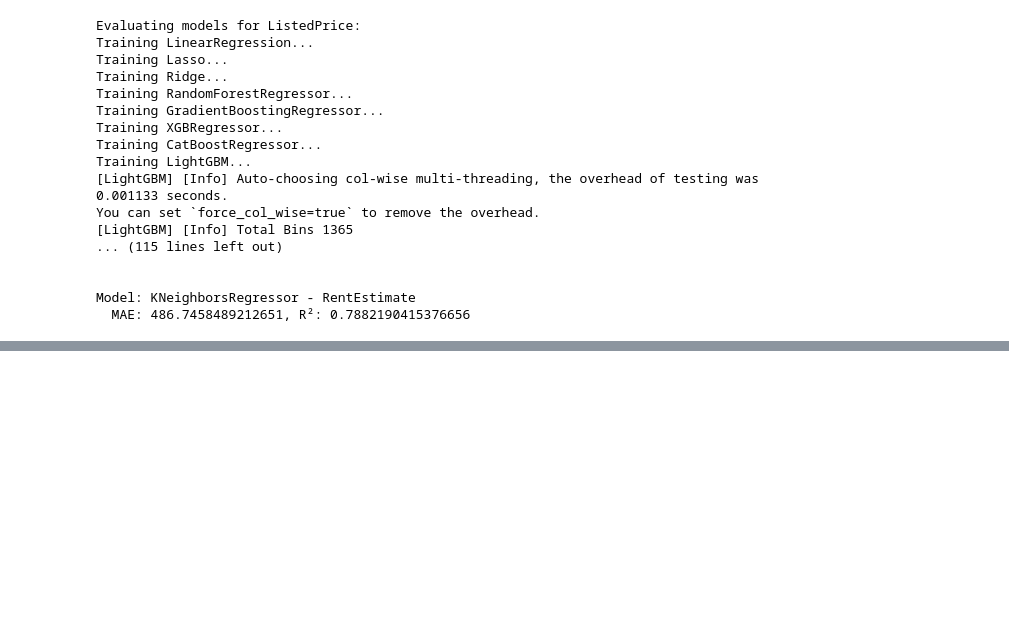
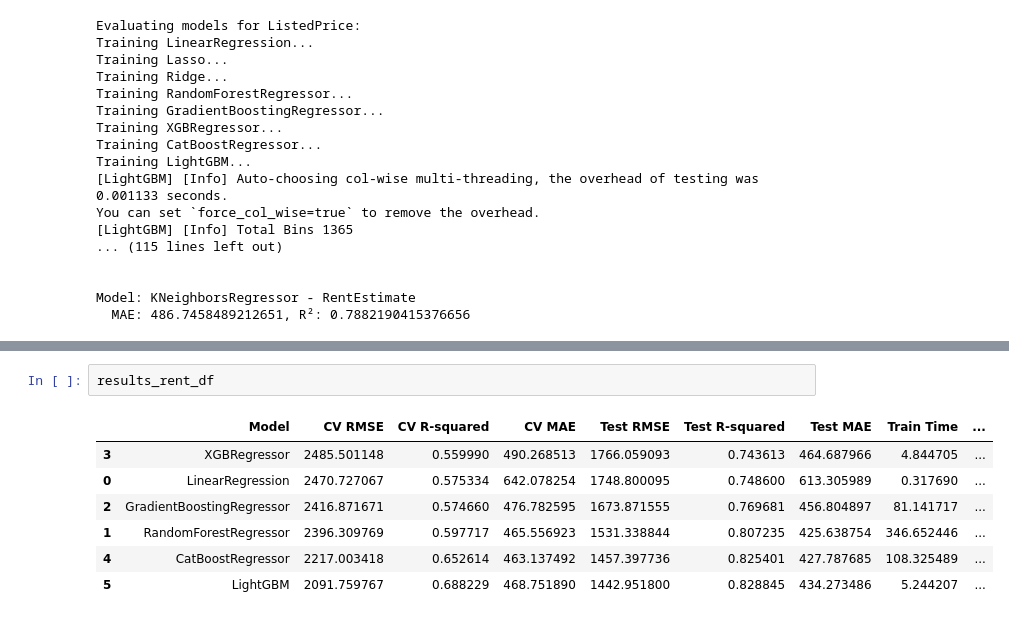
Before and after one commit to itsVarun20/Property-Listed-Price-and-Rent-Prediction, a Jupyter notebook: Code_Predicting.ipynb, the cells around one changed output, grey strips where cells are left out. Drawn from its saved outputs; the diff is of its cells as text; blank space fills up the shorter version.

```diff
--- a/Code_Predicting.ipynb
+++ b/Code_Predicting.ipynb
@@ -400,0 +254,10 @@ Model: KNeighborsRegressor - RentEstimate
+# %%
+results_rent_df
+# %% [output]
+|  | Model | CV RMSE | CV R-squared | CV MAE | Test RMSE | Test R-squared | Test MAE | Train Time | ... |
+| 3 | XGBRegressor | 2485.501148 | 0.559990 | 490.268513 | 1766.059093 | 0.743613 | 464.687966 | 4.844705 | ... |
+| 0 | LinearRegression | 2470.727067 | 0.575334 | 642.078254 | 1748.800095 | 0.748600 | 613.305989 | 0.317690 | ... |
+| 2 | GradientBoostingRegressor | 2416.871671 | 0.574660 | 476.782595 | 1673.871555 | 0.769681 | 456.804897 | 81.141717 | ... |
+| 1 | RandomForestRegressor | 2396.309769 | 0.597717 | 465.556923 | 1531.338844 | 0.807235 | 425.638754 | 346.652446 | ... |
+| 4 | CatBoostRegressor | 2217.003418 | 0.652614 | 463.137492 | 1457.397736 | 0.825401 | 427.787685 | 108.325489 | ... |
+| 5 | LightGBM | 2091.759767 | 0.688229 | 468.751890 | 1442.951800 | 0.828845 | 434.273486 | 5.244207 | ... |
```
Also changed, not shown: parts of 23 cells of this notebook.
